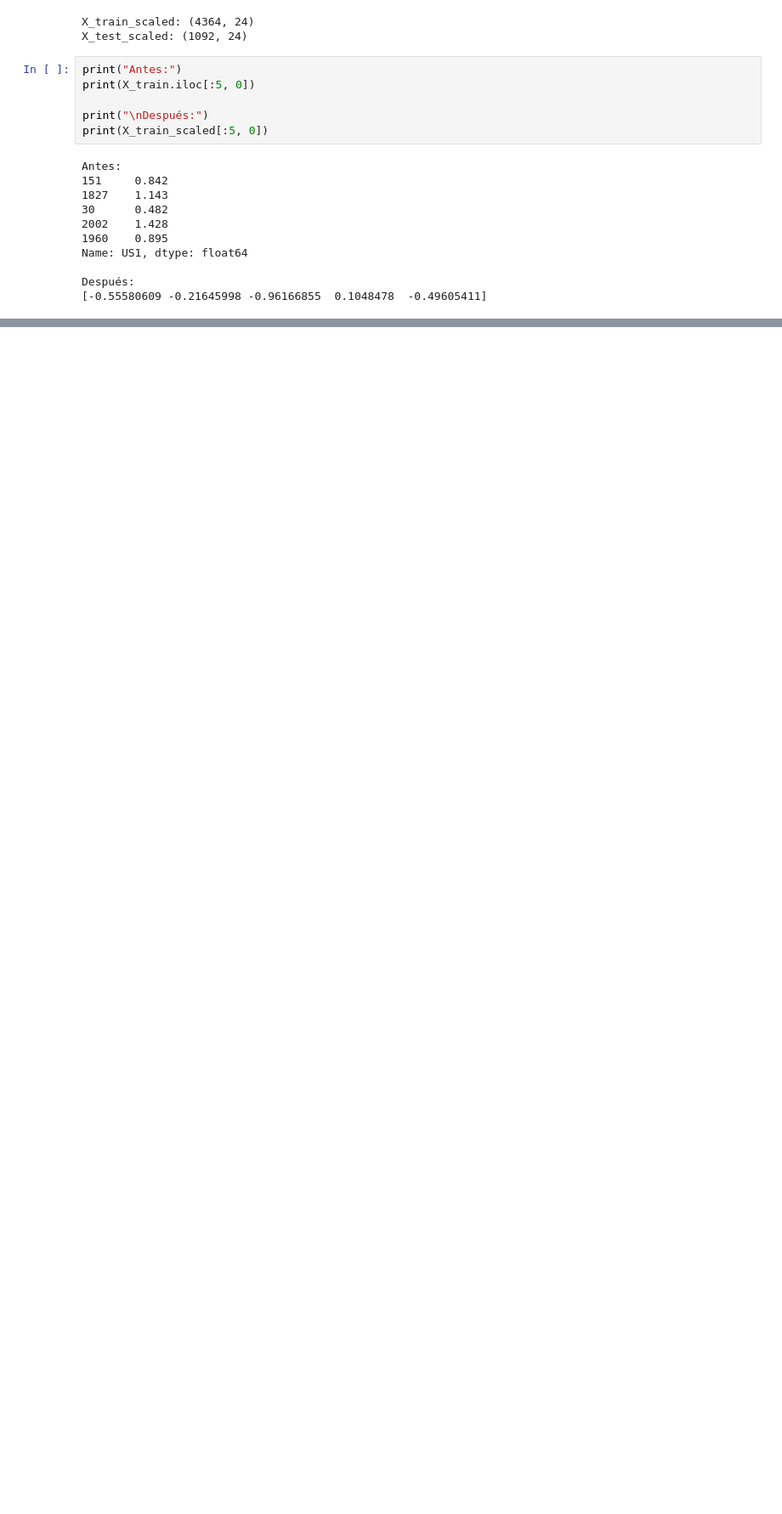
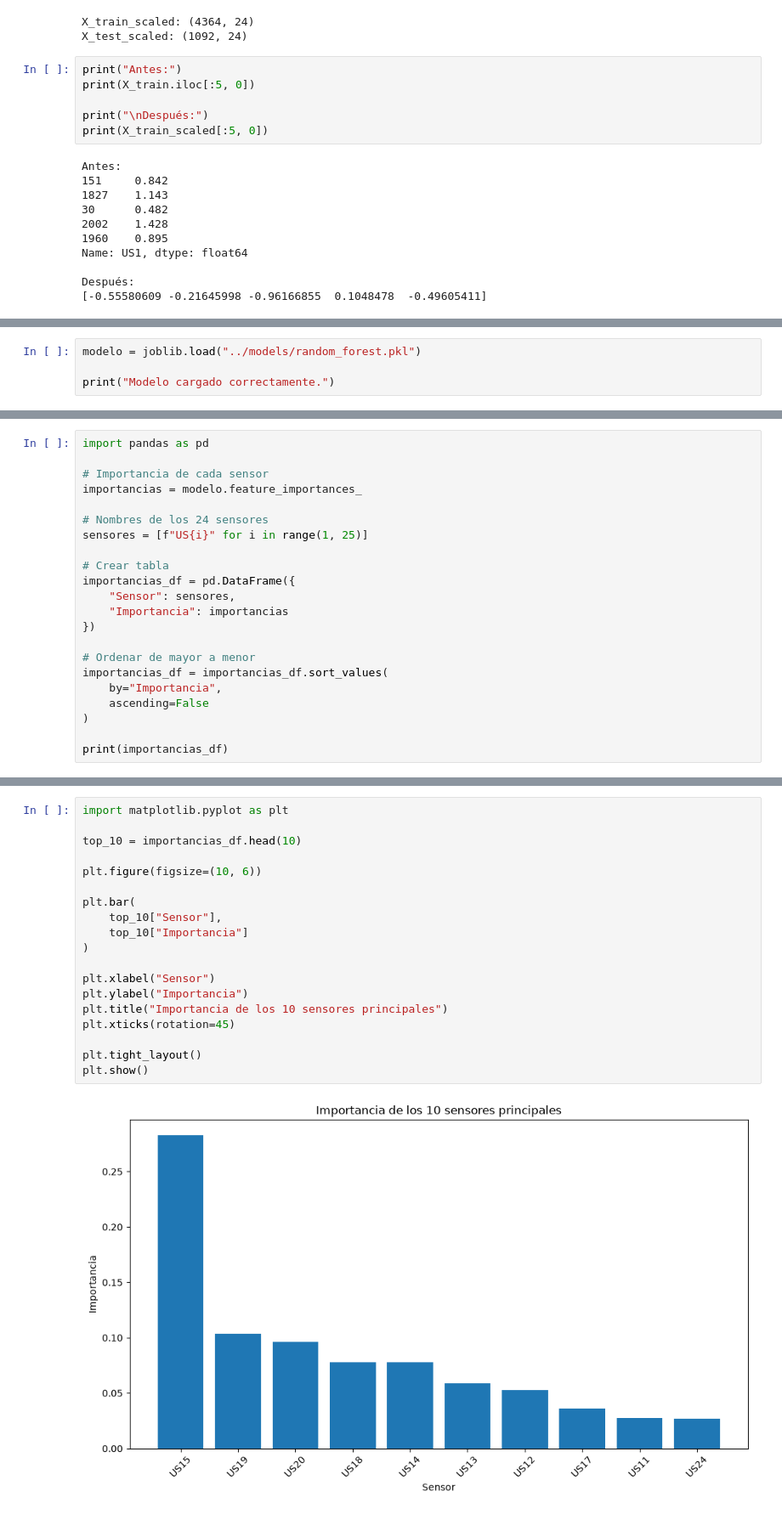
Before and after one commit to fabian4797-hash/ml-practica1-pesantez, a Jupyter notebook: notebooks/01_eda.ipynb, the cells around one changed output, grey strips where cells are left out. Shown at 85% size. Saved outputs shown, nothing was run; the diff lists cells and outputs as text; blank space fills up the shorter version.

```diff
--- a/notebooks/01_eda.ipynb
+++ b/notebooks/01_eda.ipynb
@@ -653,0 +770,4 @@ test_processed["Conjunto"] = "test"
+# %%
+modelo = joblib.load("../models/random_forest.pkl")
+
+print("Modelo cargado correctamente.")
@@ -653,0 +776,22 @@ test_processed["Conjunto"] = "test"
+# %%
+import pandas as pd
+
+# Importancia de cada sensor
+importancias = modelo.feature_importances_
+
+# Nombres de los 24 sensores
+sensores = [f"US{i}" for i in range(1, 25)]
+
+# Crear tabla
+importancias_df = pd.DataFrame({
+    "Sensor": sensores,
+    "Importancia": importancias
+})
+
+# Ordenar de mayor a menor
+importancias_df = importancias_df.sort_values(
+    by="Importancia",
+    ascending=False
+)
+
+print(importancias_df)
@@ -653,0 +816,21 @@ test_processed["Conjunto"] = "test"
+# %%
+import matplotlib.pyplot as plt
+
+top_10 = importancias_df.head(10)
+
+plt.figure(figsize=(10, 6))
+
+plt.bar(
+    top_10["Sensor"],
+    top_10["Importancia"]
+)
+
+plt.xlabel("Sensor")
+plt.ylabel("Importancia")
+plt.title("Importancia de los 10 sensores principales")
+plt.xticks(rotation=45)
+
+plt.tight_layout()
+plt.show()
+# %% [output]
+[figure, added]
```
Also changed, not shown: parts of 24 cells of this notebook, 6 other files.
